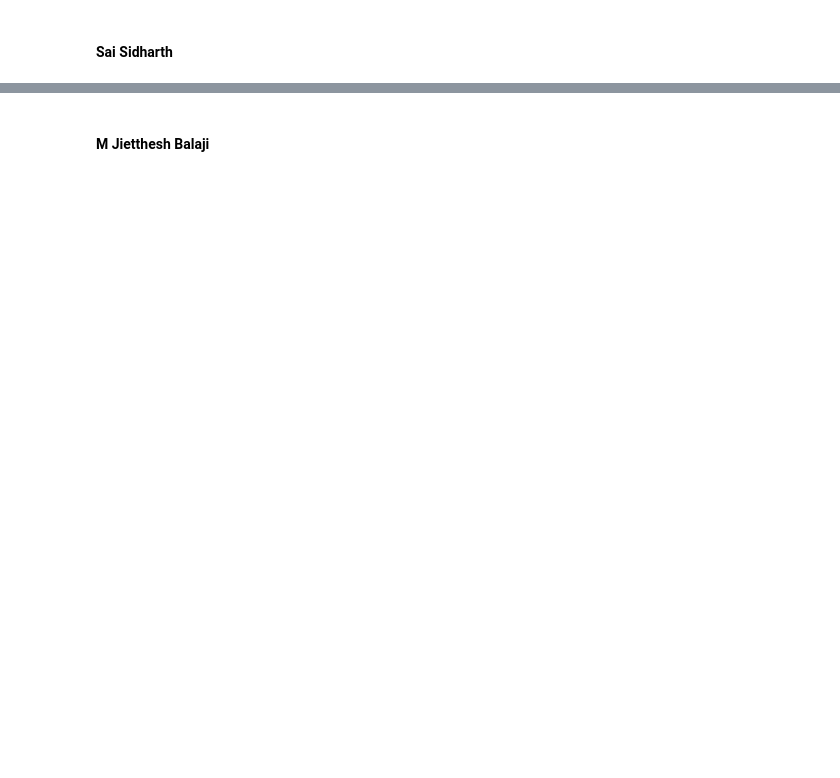
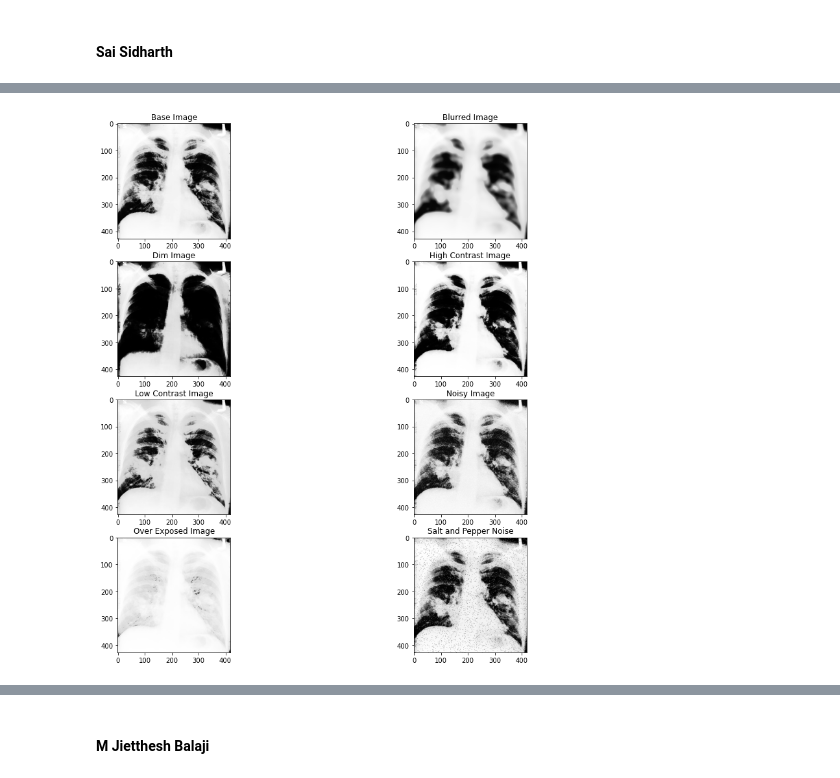
Before and after one commit to Sai-Sid07/Lung-Cancer-Detection, a Jupyter notebook: Lung Cancer - Review 1.ipynb, the cells around one changed output, grey strips where cells are left out. Saved outputs shown, nothing was run; the diff lists cells and outputs as text; code cells hidden in the pictures; blank space fills up the shorter version.

```diff
--- a/Lung Cancer - Review 1.ipynb
+++ b/Lung Cancer - Review 1.ipynb
@@ -61,0 +290,47 @@ import cv2
+# %%
+#Applying Contrast Streching on various Images
+
+contrast_stretched_base = pixelVal_vec(img_base, r1_4, s1_4, r2_4, s2_4)
+contrast_stretched_blurred = pixelVal_vec(img_blurred, r1_4, s1_4, r2_4, s2_4)
+contrast_stretched_dim = pixelVal_vec(img_dim, r1_4, s1_4, r2_4, s2_4)
+contrast_stretched_highcontrast = pixelVal_vec(img_highcontrast, r1_4, s1_4, r2_4, s2_4)
+contrast_stretched_lowcontrast = pixelVal_vec(img_lowcontrast, r1_4, s1_4, r2_4, s2_4)
+contrast_stretched_noise_25 = pixelVal_vec(img_noise_25, r1_4, s1_4, r2_4, s2_4)
+contrast_stretched_overexposed = pixelVal_vec(img_overexposed, r1_4, s1_4, r2_4, s2_4)
+contrast_stretched_saltandpepper = pixelVal_vec(img_saltandpepper, r1_4, s1_4, r2_4, s2_4)
+
+fig = plt.figure(figsize=(15,15))
+
+axis1 = fig.add_subplot(4,2,1)
+axis1.imshow(contrast_stretched_base, cmap='gray')
+axis1.title.set_text('Base Image')
+
+axis2 = fig.add_subplot(4,2,2)
+axis2.imshow(contrast_stretched_blurred, cmap='gray')
+axis2.title.set_text('Blurred Image')
+
+axis3 = fig.add_subplot(4,2,3)
+axis3.imshow(contrast_stretched_dim, cmap='gray')
+axis3.title.set_text('Dim Image')
+
+axis4 = fig.add_subplot(4,2,4)
+axis4.imshow(contrast_stretched_highcontrast, cmap='gray')
+axis4.title.set_text('High Contrast Image')
+
+axis1 = fig.add_subplot(4,2,5)
+axis1.imshow(contrast_stretched_lowcontrast, cmap='gray')
+axis1.title.set_text('Low Contrast Image')
+
+axis2 = fig.add_subplot(4,2,6)
+axis2.imshow(contrast_stretched_noise_25, cmap='gray')
+axis2.title.set_text('Noisy Image')
+
+axis3 = fig.add_subplot(4,2,7)
+axis3.imshow(contrast_stretched_overexposed, cmap='gray')
+axis3.title.set_text('Over Exposed Image')
+
+axis4 = fig.add_subplot(4,2,8)
+axis4.imshow(contrast_stretched_saltandpepper, cmap='gray')
+axis4.title.set_text('Salt and Pepper Noise')
+# %% [output]
+[figure, added]
```
Also changed, not shown: parts of 16 cells of this notebook, 9 other files.
